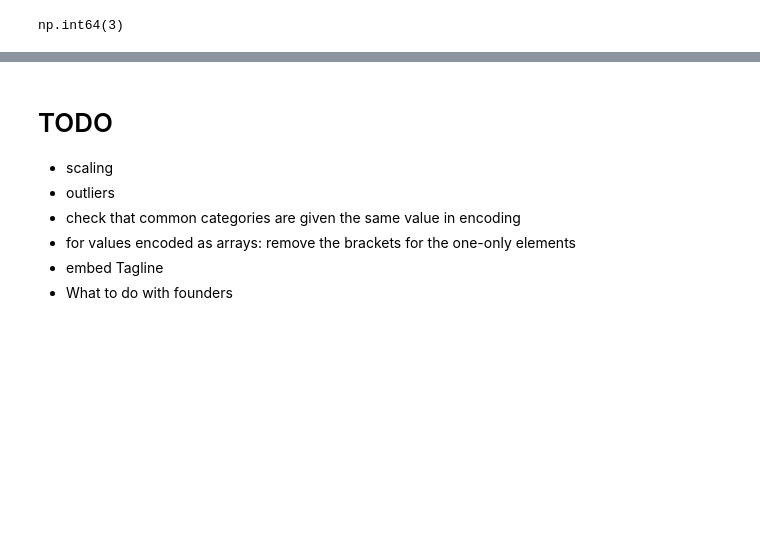
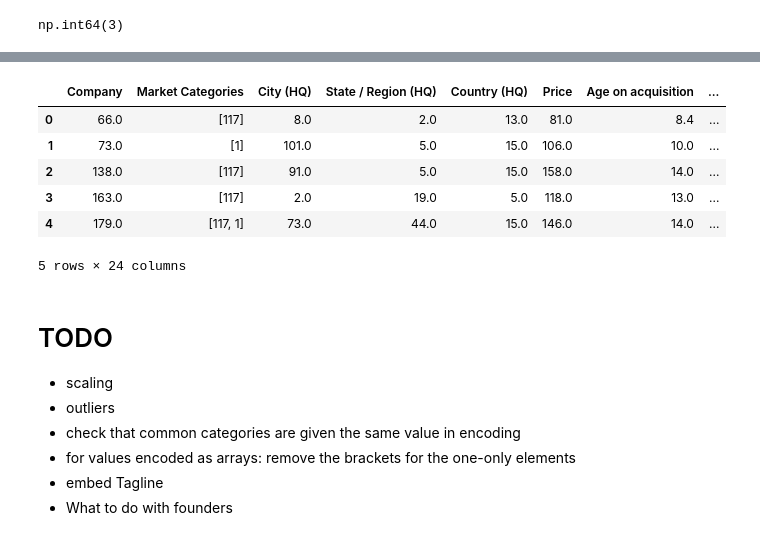
Before and after one commit to Omar-Elhakim/TechCompaniesPricePrediction, a Jupyter notebook: main.ipynb, the cells around one changed output, grey strips where cells are left out. Saved outputs shown, nothing was run; the diff lists cells and outputs as text; code cells hidden in the pictures; blank space fills up the shorter version.

Commit message:
fixed embedding

```diff
--- a/main.ipynb
+++ b/main.ipynb
@@ -724,4 +734,4 @@ acquired['Tagline'].isnull().sum()
 # %% [output]
 np.int64(3)
 # %%
-acquired['Tagline'] = acquired['Tagline'].fillna('')
+df['Tagline'] = acquired['Tagline'].fillna('')
@@ -739,8 +740,8 @@ from sentence_transformers import SentenceTransformer
 
 model = SentenceTransformer('all-MiniLM-L6-v2')
 
-acquired['Tagline_Embedding'] = acquired['Tagline'].apply(lambda x: model.encode(str(x)).tolist())
-acquiring['Tagleline (aquiring)_Emb']=acquiring['Tagline (Acquiring)'].apply(lambda x: model.encode(str(x)).tolist())
+df['Tagline_Embedding'] = acquired['Tagline'].apply(lambda x: model.encode(str(x)).tolist())
+df['Tagleline (aquiring)_Emb']=acquiring['Tagline (Acquiring)'].apply(lambda x: model.encode(str(x)).tolist())
 # %%
-acquired = acquired.drop("Tagline",axis=1)
-acquiring = acquiring.drop("Tagline (Acquiring)",axis=1)
+df = df.drop("Tagline",axis=1)
+df = df.drop("Tagline (Acquiring)",axis=1)
@@ -765,3 +748,13 @@ acquiring.head()
+# %%
+df.head()
+# %% [output]
+|  | Company | Market Categories | City (HQ) | State / Region (HQ) | Country (HQ) | Price | Age on acquisition | ... |
+| 0 | 66.0 | [117] | 8.0 | 2.0 | 13.0 | 81.0 | 8.4 | ... |
+| 1 | 73.0 | [1] | 101.0 | 5.0 | 15.0 | 106.0 | 10.0 | ... |
+| 2 | 138.0 | [117] | 91.0 | 5.0 | 15.0 | 158.0 | 14.0 | ... |
+| 3 | 163.0 | [117] | 2.0 | 19.0 | 5.0 | 118.0 | 13.0 | ... |
+| 4 | 179.0 | [117, 1] | 73.0 | 44.0 | 15.0 | 146.0 | 14.0 | ... |
+5 rows × 24 columns
 # %% [markdown]
 # TODO
 * scaling
```
Also changed, not shown: parts of 5 cells of this notebook.
